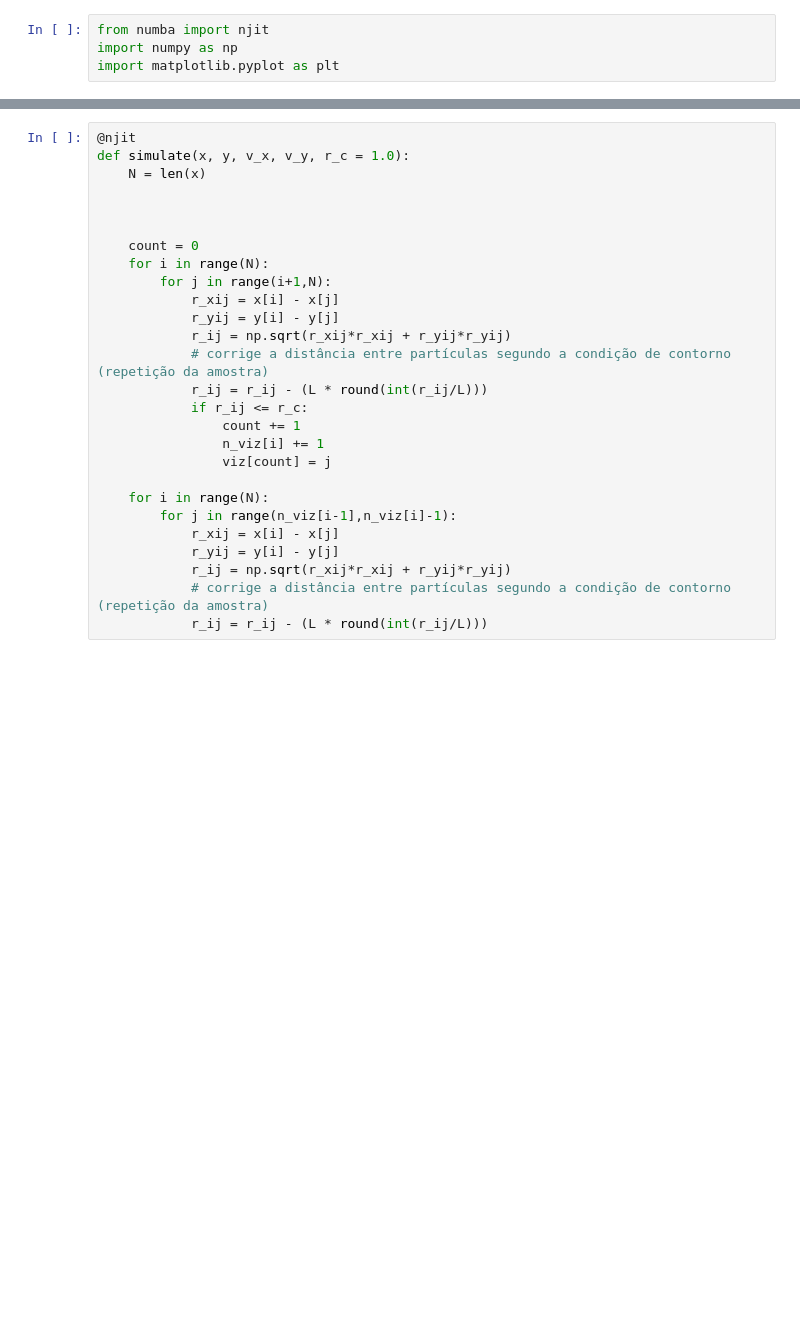
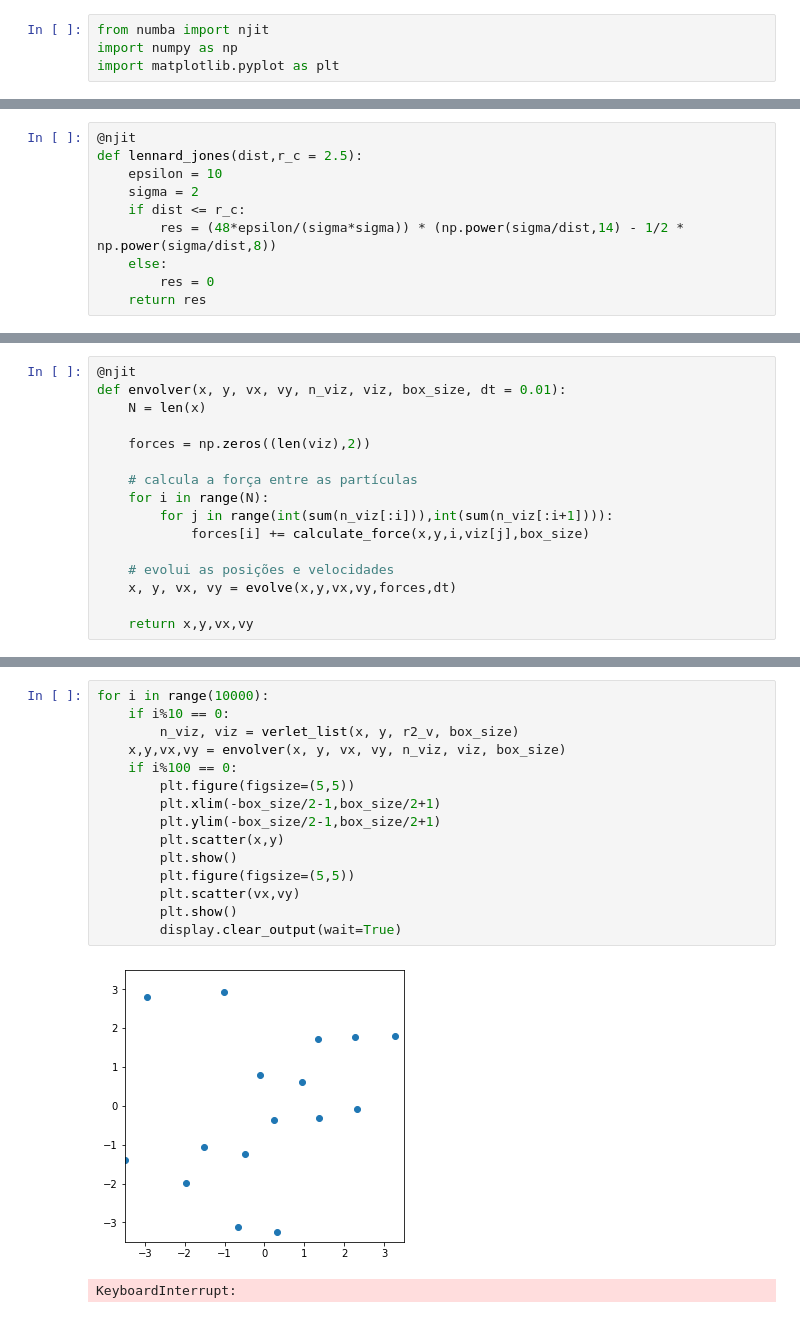
Before and after one commit to AlantheBenign/Fisica-Computacional-Informacao-e-Complexidade, a Jupyter notebook: Aula 4 - Dinâmica Molecular/Dinâmica melecular.ipynb, the cells around one changed output, grey strips where cells are left out. Cells and saved outputs as stored; diff of their text form; blank space fills up the shorter version.

```diff
--- a/Aula 4 - Dinâmica Molecular/Dinâmica melecular.ipynb
+++ b/Aula 4 - Dinâmica Molecular/Dinâmica melecular.ipynb
@@ -90,0 +140,10 @@ Wall time: 4 ms
+# %%
+@njit
+def lennard_jones(dist,r_c = 2.5):
+    epsilon = 10
+    sigma = 2
+    if dist <= r_c:
+        res = (48*epsilon/(sigma*sigma)) * (np.power(sigma/dist,14) - 1/2 * np.power(sigma/dist,8))
+    else:
+        res = 0
+    return res
@@ -90,0 +180,16 @@ Wall time: 4 ms
+# %%
+@njit
+def envolver(x, y, vx, vy, n_viz, viz, box_size, dt = 0.01):
+    N = len(x)
+
+    forces = np.zeros((len(viz),2))
+
+    # calcula a força entre as partículas
+    for i in range(N):
+        for j in range(int(sum(n_viz[:i])),int(sum(n_viz[:i+1]))):
+            forces[i] += calculate_force(x,y,i,viz[j],box_size)
+
+    # evolui as posições e velocidades
+    x, y, vx, vy = evolve(x,y,vx,vy,forces,dt)
+
+    return x,y,vx,vy
@@ -107,27 +230,18 @@ plt.show()
-# %%
-@njit
-def simulate(x, y, v_x, v_y, r_c = 1.0):
-    N = len(x)
-
-
-
-    count = 0
-    for i in range(N):
-        for j in range(i+1,N):
-            r_xij = x[i] - x[j]
-            r_yij = y[i] - y[j]
-            r_ij = np.sqrt(r_xij*r_xij + r_yij*r_yij)
-            # corrige a distância entre partículas segundo a condição de contorno (repetição da amostra)
-            r_ij = r_ij - (L * round(int(r_ij/L)))
-            if r_ij <= r_c:
-                count += 1
-                n_viz[i] += 1
-                viz[count] = j
-
-    for i in range(N):
-        for j in range(n_viz[i-1],n_viz[i]-1):
-            r_xij = x[i] - x[j]
-            r_yij = y[i] - y[j]
-            r_ij = np.sqrt(r_xij*r_xij + r_yij*r_yij)
-            # corrige a distância entre partículas segundo a condição de contorno (repetição da amostra)
-            r_ij = r_ij - (L * round(int(r_ij/L)))
+# %%
+for i in range(10000):
+    if i%10 == 0:
+        n_viz, viz = verlet_list(x, y, r2_v, box_size)
+    x,y,vx,vy = envolver(x, y, vx, vy, n_viz, viz, box_size)
+    if i%100 == 0:
+        plt.figure(figsize=(5,5))
+        plt.xlim(-box_size/2-1,box_size/2+1)
+        plt.ylim(-box_size/2-1,box_size/2+1)
+        plt.scatter(x,y)
+        plt.show()
+        plt.figure(figsize=(5,5))
+        plt.scatter(vx,vy)
+        plt.show()
+        display.clear_output(wait=True)
+# %% [output]
+[figure, added]
+KeyboardInterrupt:
```
Also changed, not shown: parts of 13 cells of this notebook, 1 other file.
